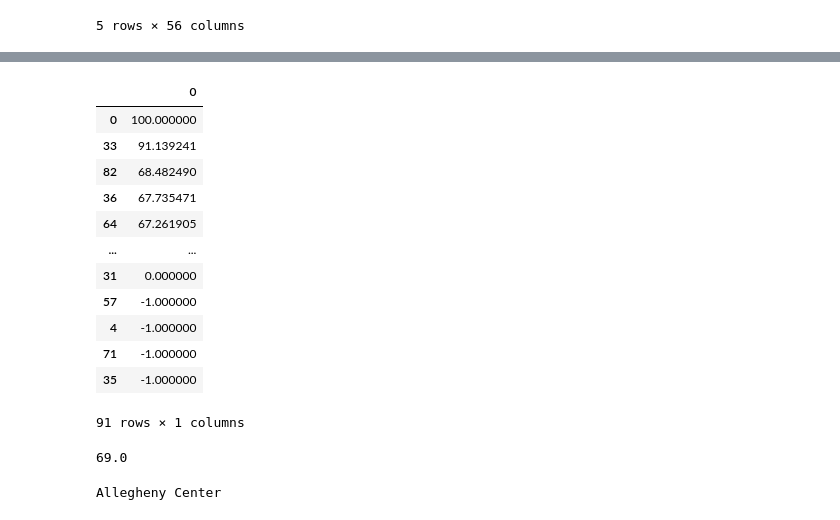
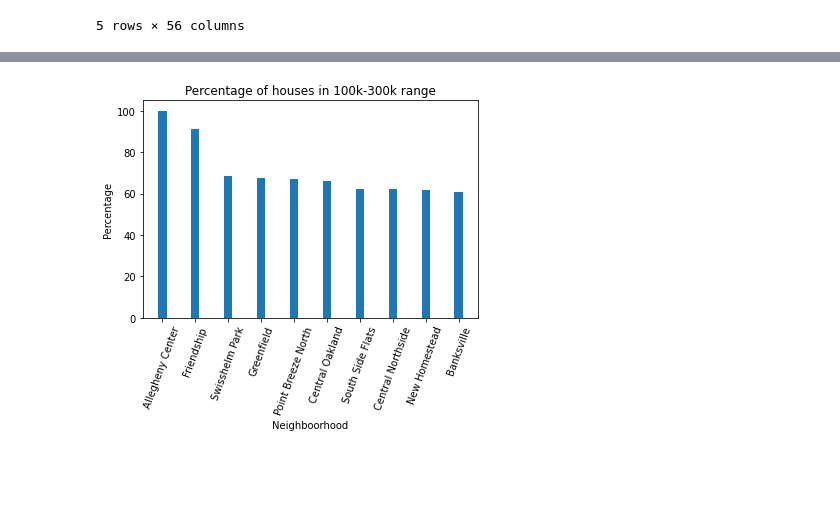
Before and after one commit to sim1029/data-pirates, a Jupyter notebook: HousingPrices.ipynb, the cells around one changed output, grey strips where cells are left out. Saved outputs shown, nothing was run; the diff lists cells and outputs as text; code cells hidden in the pictures; blank space fills up the shorter version.

Commit message:
Finalized Housing Data

```diff
--- a/HousingPrices.ipynb
+++ b/HousingPrices.ipynb
@@ -58,4 +32,5 @@ houses
 # %%
+neighborhood = []
 percentage = []
 for x in range(0, len(total)):
     if data.iloc[x,2] == 0:
@@ -63,29 +38,9 @@ for x in range(0, len(total)):
     else:
         math = total[x]/ data.iloc[x, 2] * 100
     percentage.append(math)
+    neighborhood.append(data.iloc[x,0])
 
-house_per = pd.DataFrame(percentage)
-house_per.sort_values(0, axis = 0, ascending = False, inplace = False, kind = 'quicksort')
+dict = {"Neighborhoods": neighborhood, "Percent": percentage} #dictionary with titles
+
+house_per = pd.DataFrame(dict)
+house_per_sorted = house_per.sort_values('Percent', axis = 0, ascending = False, inplace = False, kind = 'quicksort')
-# %% [output]
-|  | 0 |
-| 0 | 100.000000 |
-| 33 | 91.139241 |
-| 82 | 68.482490 |
-| 36 | 67.735471 |
-| 64 | 67.261905 |
-| ... | ... |
-| 31 | 0.000000 |
-| 57 | -1.000000 |
-| 4 | -1.000000 |
-| 71 | -1.000000 |
-| 35 | -1.000000 |
-91 rows × 1 columns
-# %%
-data.iloc[1, 2]
-# %% [output]
-69.0
-# %%
-for x in data.iloc[0, [0]]:
-    print(x)
-# %% [output]
-Allegheny Center
@@ -91,0 +50,16 @@ Allegheny Center
+# %%
+top10N = []
+top10P = []
+for x in range(0, 10):
+    top10N.append(house_per_sorted.iloc[x, 0])
+    top10P.append(house_per_sorted.iloc[x, 1])
+
+#Produce bar graph of percentage of homes in price range by neighborhood
+plt.bar(top10N, top10P, width = 0.25)
+plt.title("Percentage of houses in 100k-300k range")
+plt.xlabel("Neighboorhood")
+plt.ylabel("Percentage")
+plt.xticks(rotation = 70)
+plt.show()
+# %% [output]
+[figure, added]
```
Also changed, not shown: parts of 10 cells of this notebook.
